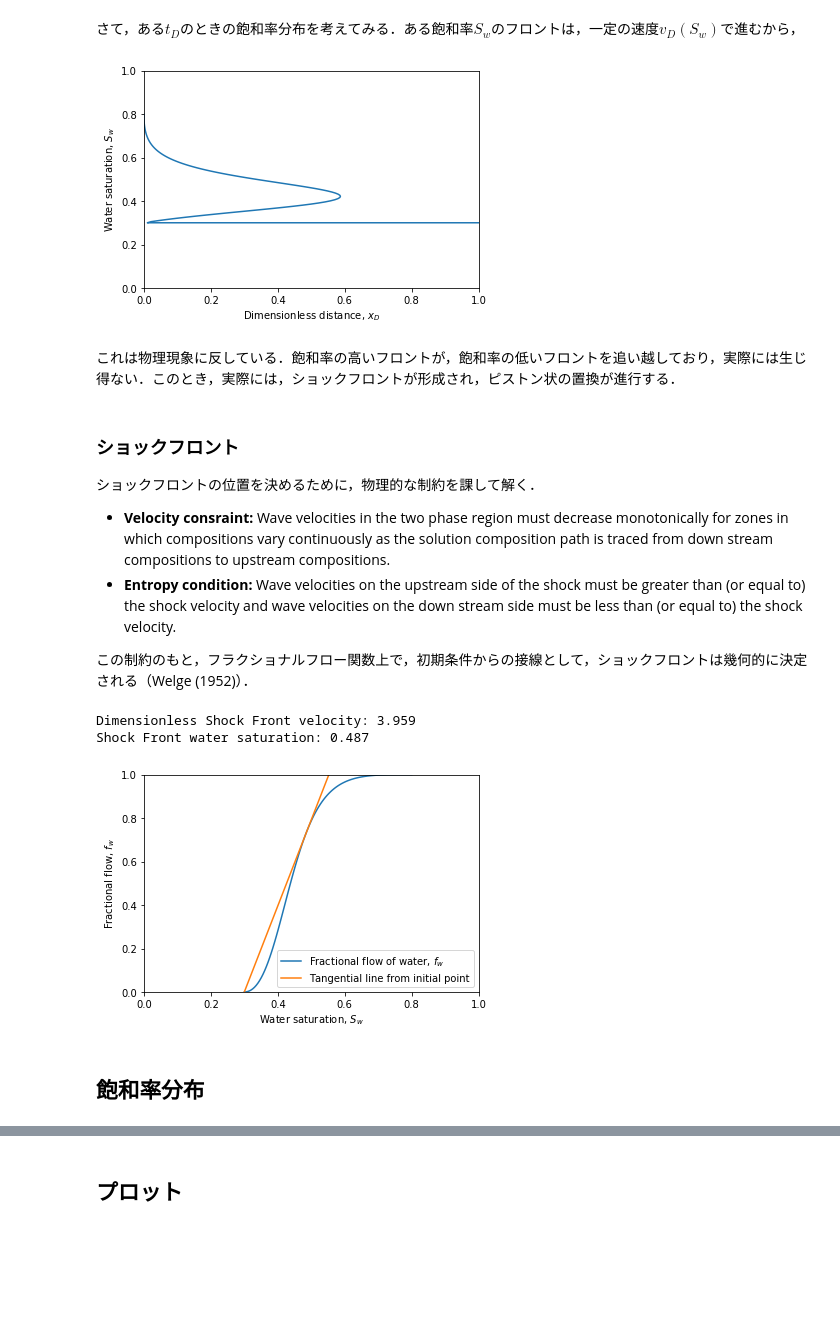
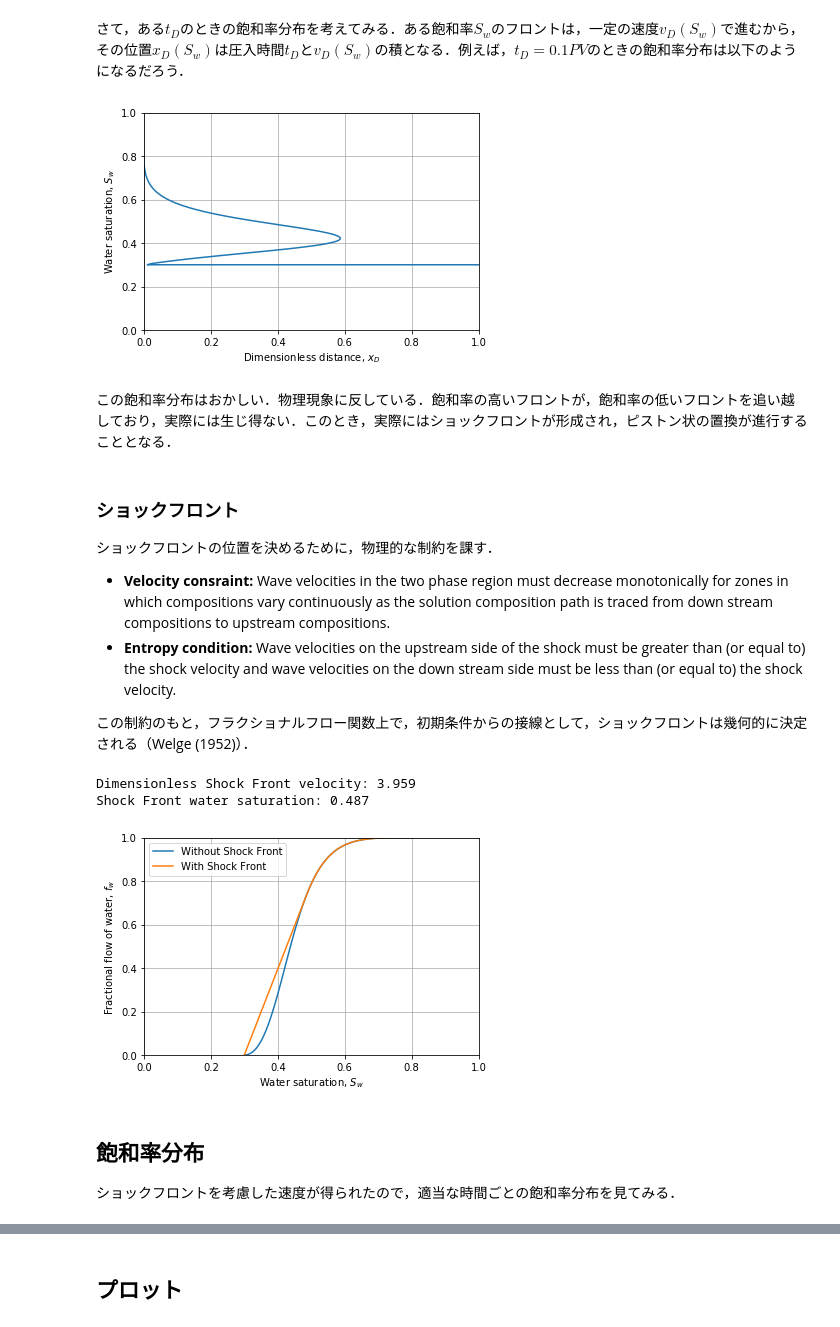
Before and after one commit to mayuneko-re/notebook, a Jupyter notebook: Buckley_Leverett_Basic.ipynb, the cells around one changed output, grey strips where cells are left out. Cells and saved outputs as stored; diff of their text form; code cells hidden in the pictures; blank space fills up the shorter version.

```diff
--- a/Buckley_Leverett_Basic.ipynb
+++ b/Buckley_Leverett_Basic.ipynb
@@ -124,14 +110,21 @@ $$
 
 相対浸透率は飽和率のみの関数であるため，粘度が一定だとすると，フラクショナルフロー関数も飽和率のみの関数となる．
 # %%
+# Viscosity
+water_viscosity=0.5 # cP
+oil_viscosity = 10 # cP
+
 # Fractional flow of water
-fw = 1 / (1 + (kro/oil_viscosity) / (krw/water_viscosity))
+# fw = 1 / (1 + (kro/oil_viscosity) / (krw/water_viscosity))
+fw = (krw/water_viscosity) / (krw/water_viscosity + kro/oil_viscosity) # To avoid division by zero
 
+# Plot
 plt.plot(Sw, fw)
-plt.legend()
+# plt.legend()
 plt.xlabel('Water saturation, $S_w$')
 plt.ylabel('Fractional flow of water, $f_w$')
 plt.xlim(0, 1)
 plt.ylim(0, 1)
+plt.grid()
 plt.show()
 # %% [output]
@@ -162,23 +155,25 @@ plt.show()
 # %% [markdown]
-さて，ある$t_D$のときの飽和率分布を考えてみる．ある飽和率$S_w$のフロントは，一定の速度$v_D(S_w)$で進むから，
+さて，ある$t_D$のときの飽和率分布を考えてみる．ある飽和率$S_w$のフロントは，一定の速度$v_D(S_w)$で進むから，その位置$x_D(S_w)$は圧入時間$t_D$と$v_D(S_w)$の積となる．例えば，$t_D=0.1 PV$のときの飽和率分布は以下のようになるだろう．
 # %%
-tD = 0.1 # PV
+tD = 0.1 # PV injected
 xD = vD * tD
 
-plt.plot([1,*xD], [Swc,*Sw])
+# Plot
+plt.plot([1,*xD], [Swc,*Sw]) # Added connate water saturaion
 plt.xlabel('Dimensionless distance, $x_D$')
 plt.ylabel('Water saturation, $S_w$')
 plt.xlim(0, 1)
 plt.ylim(0, 1)
+plt.grid()
 plt.show()
 # %% [output]
-[figure, old version]
+[figure, new version]
 # %% [markdown]
-これは物理現象に反している．飽和率の高いフロントが，飽和率の低いフロントを追い越しており，実際には生じ得ない．このとき，実際には，ショックフロントが形成され，ピストン状の置換が進行する．
+この飽和率分布はおかしい．物理現象に反している．飽和率の高いフロントが，飽和率の低いフロントを追い越しており，実際には生じ得ない．このとき，実際にはショックフロントが形成され，ピストン状の置換が進行することとなる．
 # %% [markdown]
 ### ショックフロント
 
-ショックフロントの位置を決めるために，物理的な制約を課して解く．
+ショックフロントの位置を決めるために，物理的な制約を課す．
 
 *   **Velocity consraint:** Wave velocities in the two phase region must decrease monotonically for zones in which compositions vary continuously as the solution composition path is traced from down stream compositions to upstream compositions.
 *   **Entropy condition:** Wave velocities on the upstream side of the shock must be greater than (or equal to) the shock velocity and wave velocities on the down stream side must be less than (or equal to) the shock velocity.
@@ -187,31 +182,39 @@ plt.show()
 # %%
 slope_fw = (fw - 0) / (Sw - Swc)  # Warning: slope_fw[0] = nan
 
 vD_sf = np.nanmax(slope_fw) # Shock Front velocity
 Sw_sf = Sw[np.nanargmax(slope_fw)] # Shock Front water saturation
 
+# Dimensionless velocity with Shock Front
+vD[Sw<Sw_sf] = vD_sf
+
+# Fractional flow of water with Shock Front
+fw_wSF = np.zeros_like(fw)
+fw_wSF[Sw<=Sw_sf] = vD_sf*(Sw[Sw<=Sw_sf] - Swc)
+fw_wSF[Sw>Sw_sf] = fw[Sw>Sw_sf]
+
 print()
 print('Dimensionless Shock Front velocity: {0:.3f}'.format(vD_sf))
 print('Shock Front water saturation: {0:.3f}'.format(Sw_sf))
 
-# Dimensionless velocity with Shock Front
-vD[Sw<Sw_sf] = vD_sf
-
 # Plot
-plt.plot(Sw, fw, label='Fractional flow of water, $f_w$')
-plt.plot(Sw, vD_sf*(Sw - Swc) , label='Tangential line from initial point')
+plt.plot(Sw, fw, label='Without Shock Front')
+plt.plot(Sw, fw_wSF, label='With Shock Front')
 plt.legend()
 plt.xlabel('Water saturation, $S_w$')
-plt.ylabel('Fractional flow, $f_w$')
+plt.ylabel('Fractional flow of water, $f_w$')
 plt.xlim(0, 1)
 plt.ylim(0, 1)
+plt.grid()
 plt.show()
 # %% [output]
 Dimensionless Shock Front velocity: 3.959
 Shock Front water saturation: 0.487
-[figure, old version]
+[figure, new version]
 # %% [markdown]
 ## 飽和率分布
+
+ショックフロントを考慮した速度が得られたので，適当な時間ごとの飽和率分布を見てみる．
 # %%
 for tD in [0.1, 0.2, 0.3, 0.5, 1.0]:
     xD = vD * tD
```
Also changed, not shown: parts of 15 cells of this notebook.
